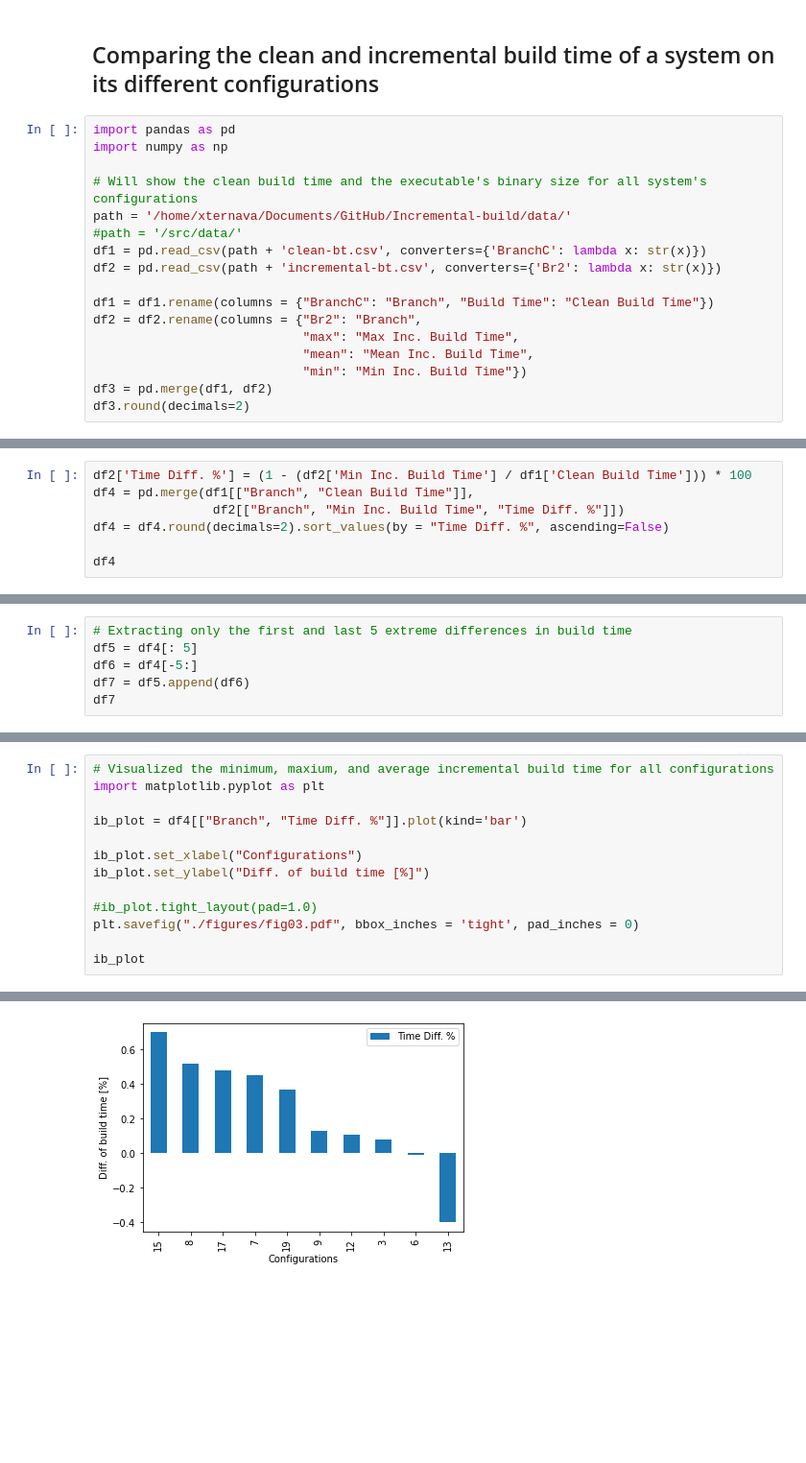
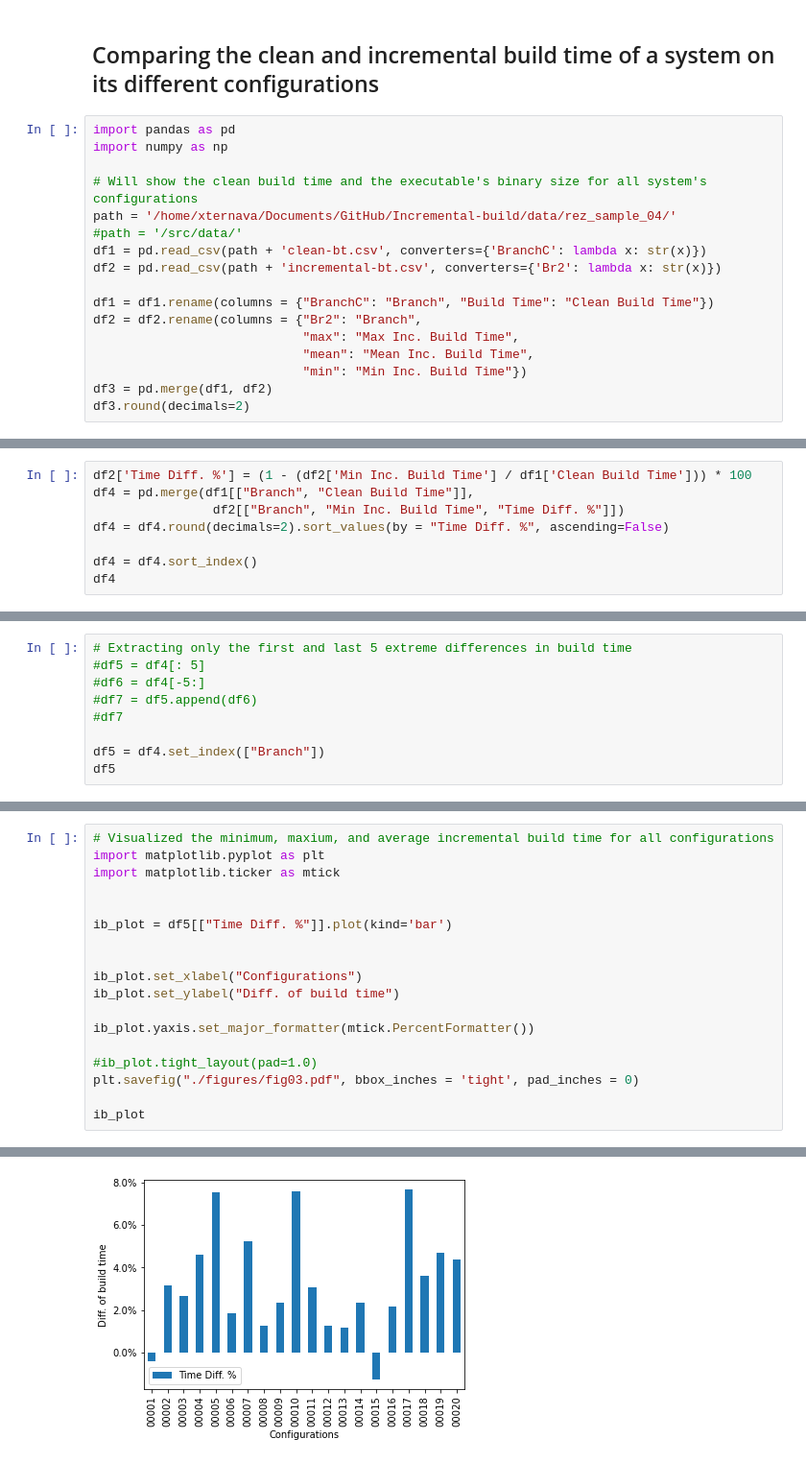
Before and after one commit to ternava/Incremental-build, a Jupyter notebook: notebooks/compare_build_time.ipynb, the cells around one changed output, grey strips where cells are left out. Shown at 96% size. Drawn from its saved outputs; the diff is of its cells as text; blank space fills up the shorter version.

Commit message:
Added the results on 4rth sample of configurations

```diff
--- a/notebooks/compare_build_time.ipynb
+++ b/notebooks/compare_build_time.ipynb
@@ -5,7 +5,7 @@ import pandas as pd
 import numpy as np
 
 # Will show the clean build time and the executable's binary size for all system's configurations
-path = '/home/xternava/Documents/GitHub/Incremental-build/data/'
+path = '/home/xternava/Documents/GitHub/Incremental-build/data/rez_sample_04/'
 #path = '/src/data/'
 df1 = pd.read_csv(path + 'clean-bt.csv', converters={'BranchC': lambda x: str(x)})
 df2 = pd.read_csv(path + 'incremental-bt.csv', converters={'Br2': lambda x: str(x)})
@@ -41,6 +41,7 @@ df4 = pd.merge(df1[["Branch", "Clean Build Time"]],
                 df2[["Branch", "Min Inc. Build Time", "Time Diff. %"]])
 df4 = df4.round(decimals=2).sort_values(by = "Time Diff. %", ascending=False)
 
+df4 = df4.sort_index()
 df4
 # %% [output]
 |  | Branch | Clean Build Time | Min Inc. Build Time | Time Diff. % |
@@ -63,7 +64,10 @@ df4
 # %%
 # Extracting only the first and last 5 extreme differences in build time
-df5 = df4[: 5]
-df6 = df4[-5:]
-df7 = df5.append(df6)
-df7
+#df5 = df4[: 5]
+#df6 = df4[-5:]
+#df7 = df5.append(df6)
+#df7
+
+df5 = df4.set_index(["Branch"])
+df5
 # %% [output]
@@ -81,11 +92,16 @@ df7
 # %%
 # Visualized the minimum, maxium, and average incremental build time for all configurations
 import matplotlib.pyplot as plt
+import matplotlib.ticker as mtick
 
-ib_plot = df4[["Branch", "Time Diff. %"]].plot(kind='bar')
+
+ib_plot = df5[["Time Diff. %"]].plot(kind='bar')
+
 
 ib_plot.set_xlabel("Configurations")
-ib_plot.set_ylabel("Diff. of build time [%]")
+ib_plot.set_ylabel("Diff. of build time")
+
+ib_plot.yaxis.set_major_formatter(mtick.PercentFormatter())
 
 #ib_plot.tight_layout(pad=1.0)
 plt.savefig("./figures/fig03.pdf", bbox_inches = 'tight', pad_inches = 0)
@@ -96 +112 @@ ib_plot
-[figure, old version]
+[figure, new version]
```
Also changed, not shown: parts of 4 cells of this notebook, 17 other files.
